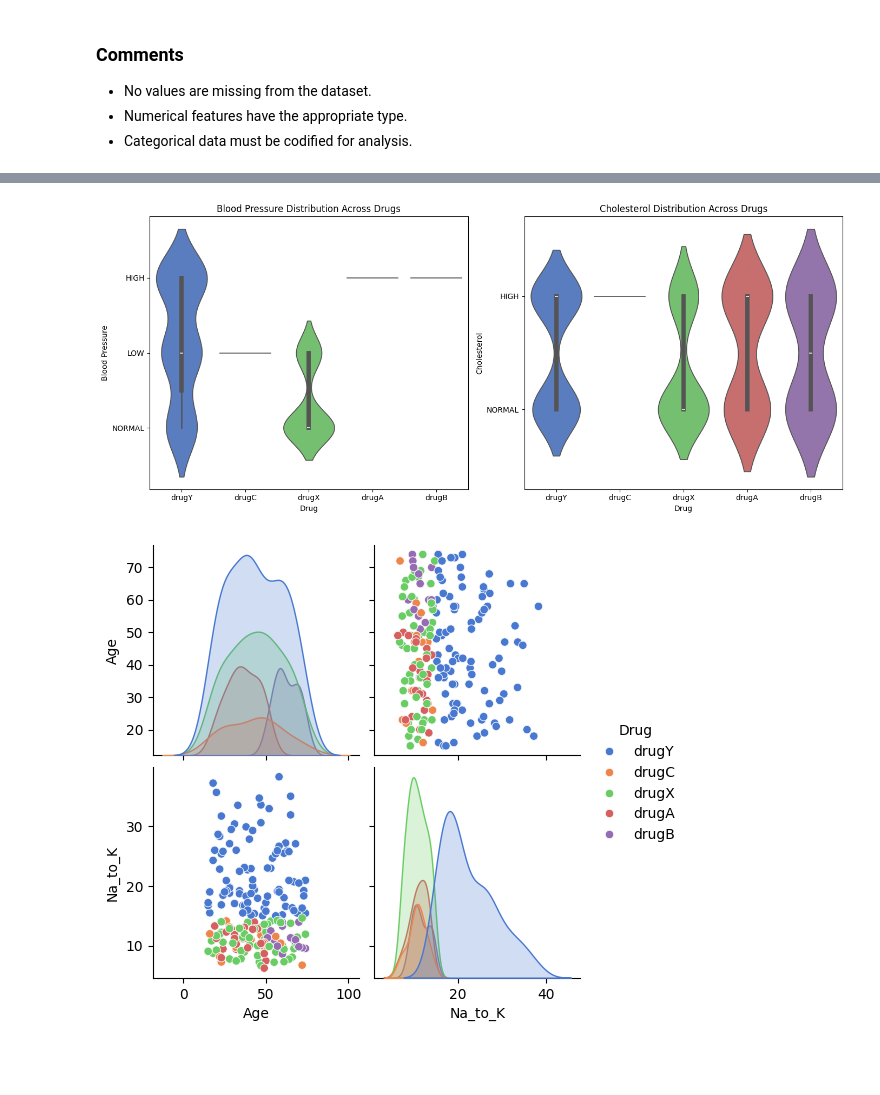
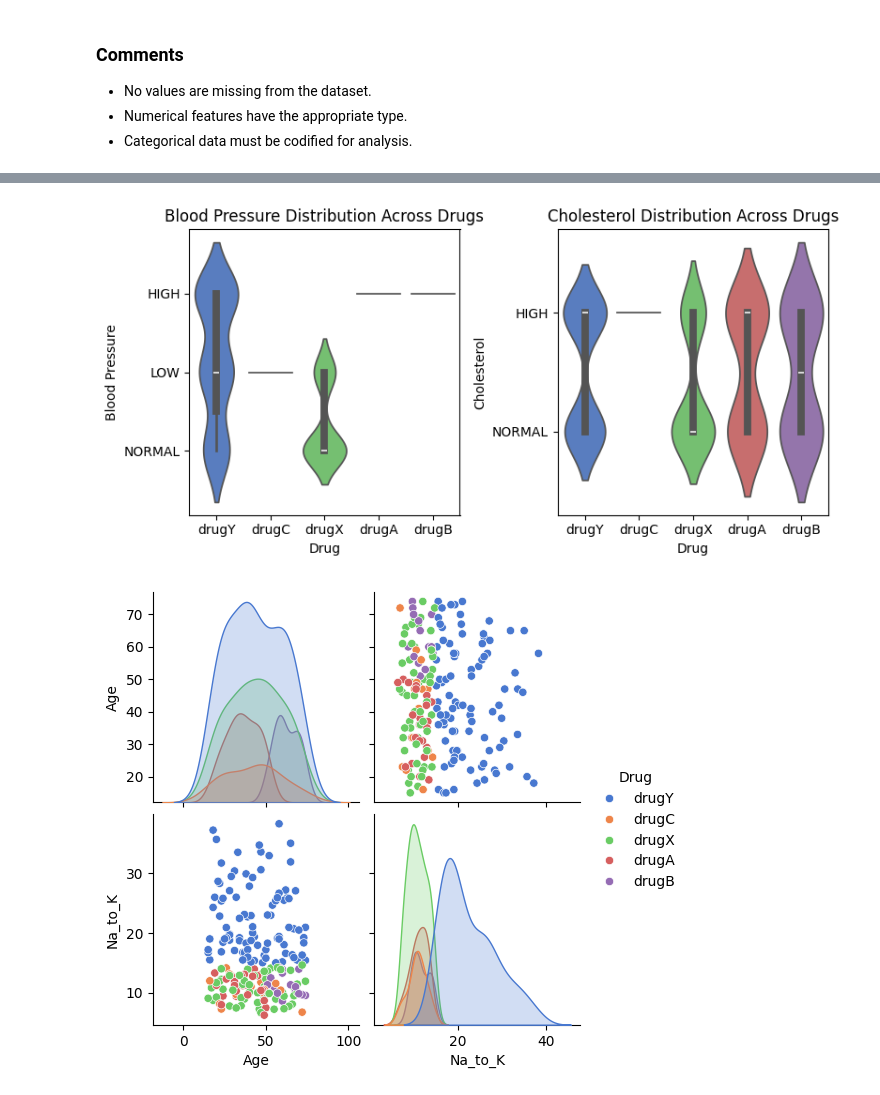
Before and after one commit to katiemackness/drug-prediction, a Jupyter notebook: drug-classification.ipynb, the cells around one changed output, grey strips where cells are left out. Saved outputs shown, nothing was run; the diff lists cells and outputs as text; code cells hidden in the pictures; blank space fills up the shorter version.

```diff
--- a/drug-classification.ipynb
+++ b/drug-classification.ipynb
@@ -196,26 +196,26 @@ plt.show()
 # %%
 # Violin plots comparing the distribution of Blood Pressure and Cholesterol across different drugs
 # Set the figure size
-plt.figure(figsize=(14, 6))
+plt.figure(figsize=(8, 4))
 
 # Create a subplot for Blood Pressure vs Drug
 plt.subplot(1, 2, 1)
 sns.violinplot(x='Drug', y='BP', data=drugs, palette='muted', scale='count')
 plt.title('Blood Pressure Distribution Across Drugs')
 plt.xlabel('Drug')
 plt.ylabel('Blood Pressure')
 
 # Create a subplot for Cholesterol vs Drug
 plt.subplot(1, 2, 2)
 sns.violinplot(x='Drug', y='Cholesterol', data=drugs, palette='muted', scale='count')
 plt.title('Cholesterol Distribution Across Drugs')
 plt.xlabel('Drug')
 plt.ylabel('Cholesterol')
 
 plt.tight_layout()
 plt.show()
 # %% [output]
-[figure, old version]
+[figure, new version]
 # %%
 # Visualize distributions and correlations between drugs
 sns.pairplot(drugs, hue='Drug', diag_kind='kde', palette='muted')
```
Also changed, not shown: parts of 24 cells of this notebook.
